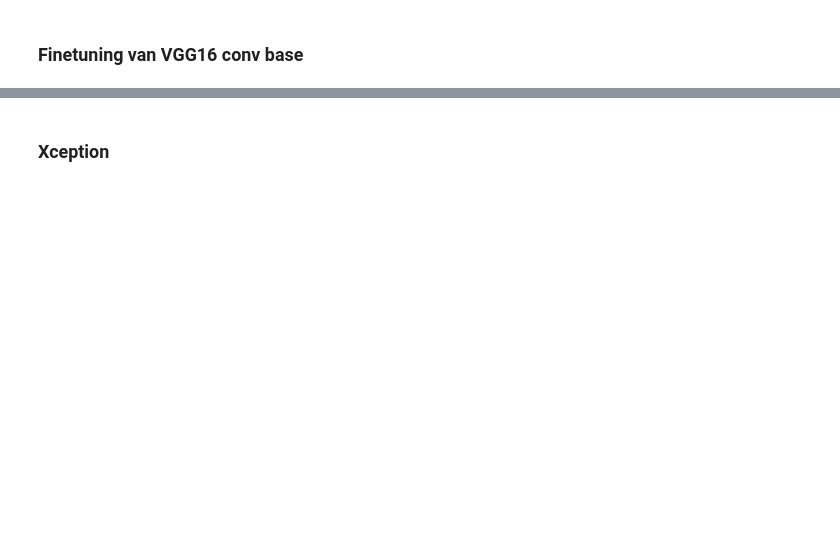
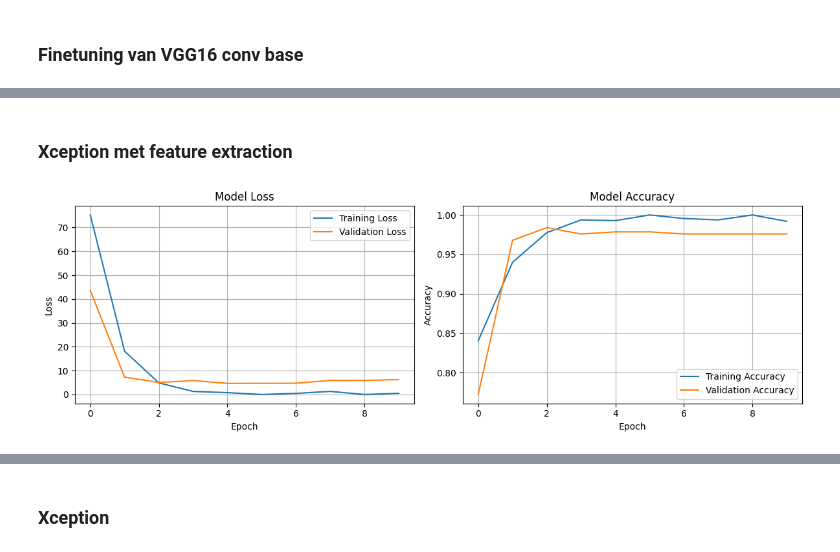
Before and after one commit to Tim-Mortier/Schilderijen-Classificatie, a Jupyter notebook: 6_Model_Training.ipynb, the cells around one changed output, grey strips where cells are left out. Drawn from its saved outputs; the diff is of its cells as text; code cells hidden in the pictures; blank space fills up the shorter version.

```diff
--- a/6_Model_Training.ipynb
+++ b/6_Model_Training.ipynb
@@ -460,0 +430,32 @@ ROC AUC:  0.4888723298559364
+# %% [markdown]
+### Xception met feature extraction
+# %%
+conv_base = keras.applications.xception.Xception(weights="imagenet",include_top=False)
+conv_base.trainable = False
+# %%
+def get_features_and_labels(dataset):
+    all_features = []
+    all_labels = []
+    for images, labels in dataset:
+        preprocessed_images = keras.applications.xception.preprocess_input(images)
+        features = conv_base.predict(preprocessed_images, verbose=0)
+        all_features.append(features)
+        all_labels.append(labels)
+    return np.concatenate(all_features), np.concatenate(all_labels)
+train_features, train_labels = get_features_and_labels(train)
+val_features, val_labels = get_features_and_labels(val)
+test_features, test_labels = get_features_and_labels(test)
+# %%
+input_shape = (train_features.shape[1], train_features.shape[2], train_features.shape[3])
+inputs = keras.Input(shape=input_shape)
+x = layers.Flatten()(inputs)
+x = layers.Dense(256)(x)
+x = layers.Dropout(0.5)(x)
+outputs = layers.Dense(1, activation="sigmoid")(x)
+model = keras.Model(inputs, outputs)
+# %%
+model.compile(loss="binary_crossentropy",optimizer="rmsprop",metrics=["accuracy"])
+callbacks = [keras.callbacks.ModelCheckpoint(filepath="feature_extraction.keras", save_best_only=True, monitor="val_loss"), DynamicMetricsPlotCallback()]
+history = model.fit(train_features, train_labels,epochs=10,validation_data=(val_features, val_labels),callbacks=callbacks, class_weight=class_weight, verbose=0)
+# %% [output]
+[figure, added]
```
Also changed, not shown: parts of 29 cells of this notebook.
